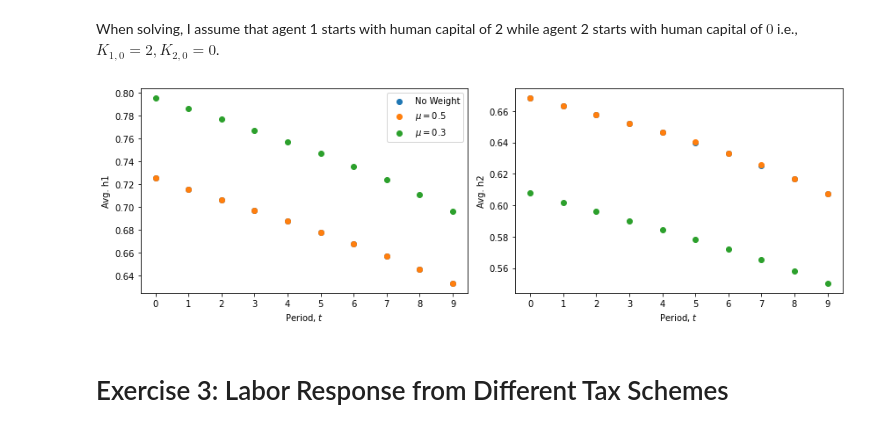
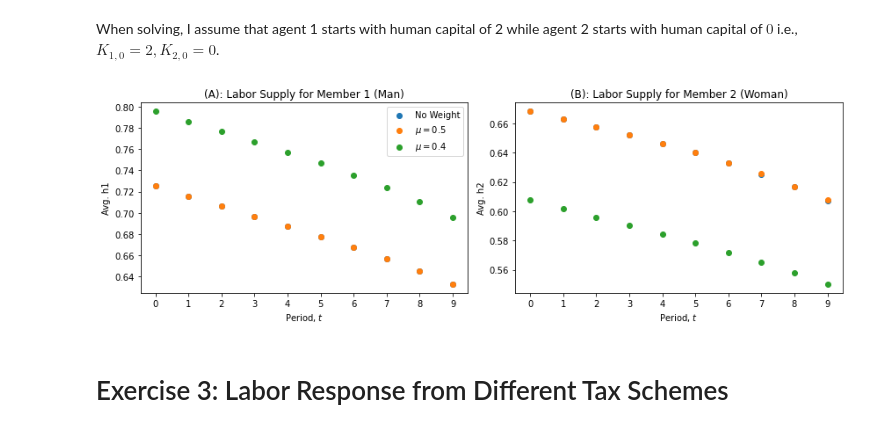
Before and after one commit to HansChristianPOLIT/HH_PortfolioExam, a Jupyter notebook: Assignment2/LaborSupply&Taxes.ipynb, the cells around one changed output. Cells and saved outputs as stored; diff of their text form; code cells hidden in the pictures.

```diff
--- a/Assignment2/LaborSupply&Taxes.ipynb
+++ b/Assignment2/LaborSupply&Taxes.ipynb
@@ -57,30 +60,36 @@ solve_and_simulate_model(model_alt_weight)
 # %%
 # Plot behavior
 variables = ['h1', 'h2']
 fig, axes = plt.subplots(1, 2, figsize=(12, 4))
 
 for i, var in enumerate(variables):
     col = i % 2
     ax = axes[col]
     ax.scatter(range(model.par.simT), np.mean(getattr(model.sim, var), axis=0), label='No Weight')
     ax.scatter(range(model.par.simT), np.mean(getattr(model_no_weight.sim, var), axis=0), label='$\mu = 0.5$')
-    ax.scatter(range(model.par.simT), np.mean(getattr(model_alt_weight.sim, var), axis=0), label='$\mu = 0.3$')
+    ax.scatter(range(model.par.simT), np.mean(getattr(model_alt_weight.sim, var), axis=0), label='$\mu = 0.4$')
     ax.set(xlabel='Period, $t$', ylabel=f'Avg. {var}', xticks=range(model.par.simT))
 
     # Only add legend for 'h1'
     if var == 'h1':
         ax.legend()
+
+    # add subplot title
+    if var == 'h1':
+        ax.set_title('(A): Labor Supply for Member 1 (Man)')
+    elif var == 'h2':
+        ax.set_title('(B): Labor Supply for Member 2 (Woman)')
 
 # layout
 plt.tight_layout()
 
 if not os.path.exists("../plots"):
         os.makedirs("../plots")
 
 plt.savefig("../plots/WeightedUtility.pdf", bbox_inches='tight')
 plt.show()
 # %% [output]
-[figure, old version]
+[figure, new version]
 # %% [markdown]
 # Exercise 3: Labor Response from Different Tax Schemes <a class="anchor" id="third-bullet"></a>
 # %% [markdown]
```
Also changed, not shown: parts of 2 cells of this notebook, 13 other files.
